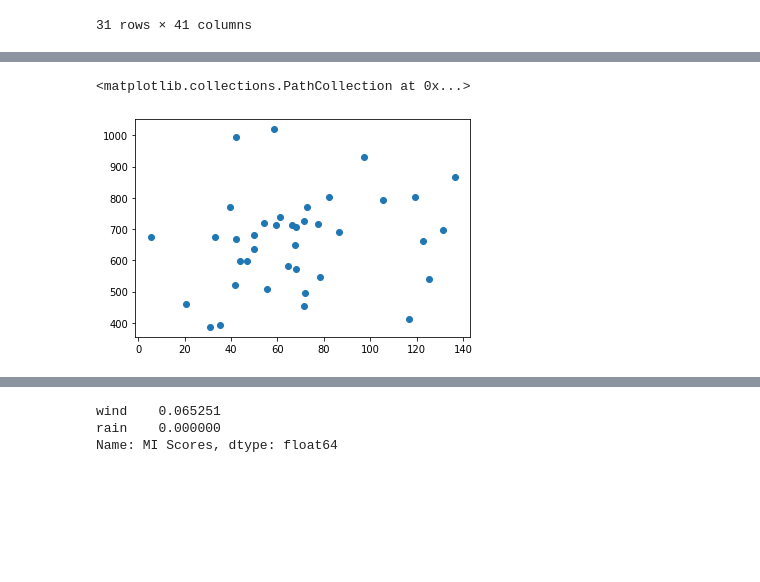
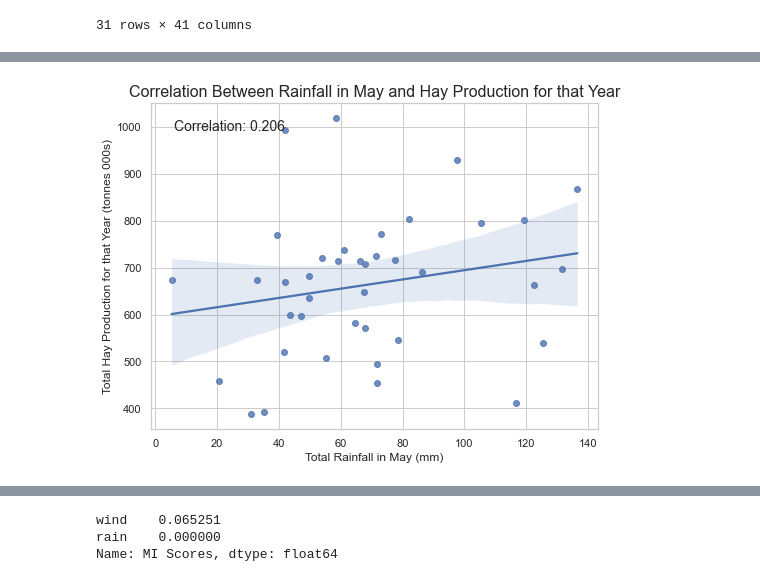
Before and after one commit to james26572/bt, a Jupyter notebook: Wet and Windy May/wet_windy_may.ipynb, the cells around one changed output, grey strips where cells are left out. Cells and saved outputs as stored; diff of their text form; code cells hidden in the pictures; blank space fills up the shorter version.

```diff
--- a/Wet and Windy May/wet_windy_may.ipynb
+++ b/Wet and Windy May/wet_windy_may.ipynb
@@ -81,10 +64,25 @@ dtype: float64
 # %%
 hay_df = pd.read_csv('C:/Users/buckl/dev/Anna-BT-Project-Data-Analysis/bt/Wet and Windy May/hay data.csv')
-# %%
-plt.scatter(rain_df.values,hay_df['tonnes of hay'])
-# %% [output]
-<matplotlib.collections.PathCollection at 0x...>
-[figure, removed]
+# %%
+corr = np.corrcoef(rain_df.values,hay_df['tonnes of hay'])[-1,0]
+# Set the style for the plot
+sns.set_theme(style="whitegrid")
+
+# Create the scatter plot
+plt.figure(figsize=(8, 6))
+sns.regplot(x=rain_df.values, y=hay_df['tonnes of hay'])
+
+plt.text(0.05, 0.95, f'Correlation: {corr:.3f}', transform=plt.gca().transAxes, fontsize=14, verticalalignment='top')
+
+# Add title and labels
+plt.title('Correlation Between Rainfall in May and Hay Production for that Year', fontsize=16)
+plt.xlabel('Total Rainfall in May (mm)', fontsize=12)
+plt.ylabel('Total Hay Production for that Year (tonnes 000s)', fontsize=12)
+
+# Show the plot
+plt.show()
+# %% [output]
+[figure, added]
 # %%
 plt.scatter(wind_df.values,hay_df['tonnes of hay'])
 # %% [output]
```
Also changed, not shown: parts of 6 cells of this notebook, 12 other files.
